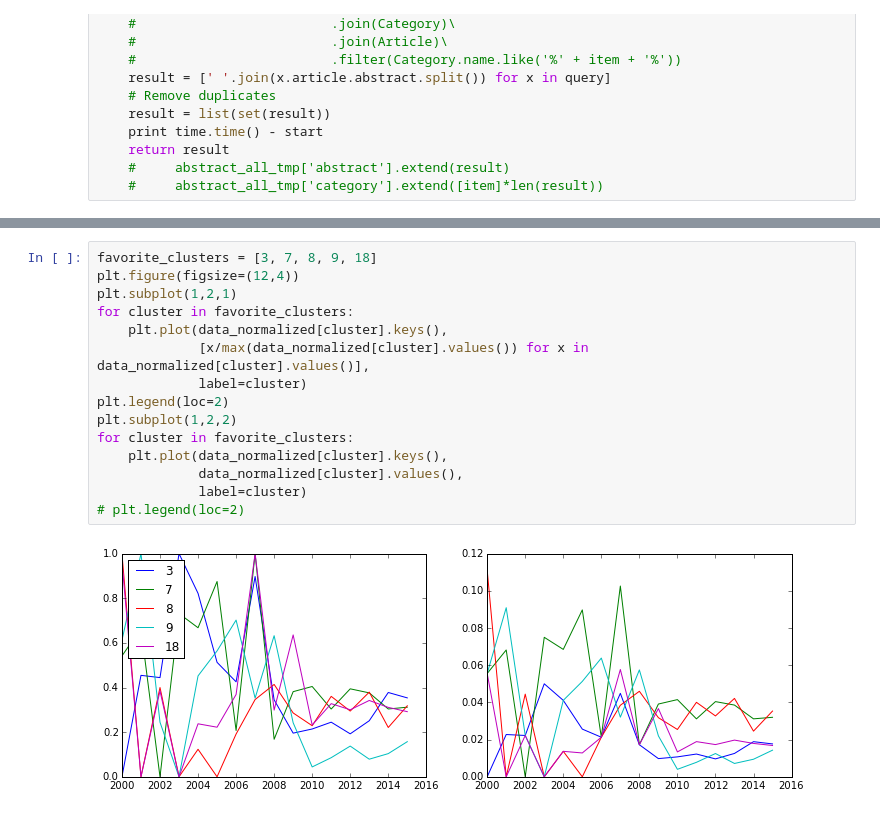
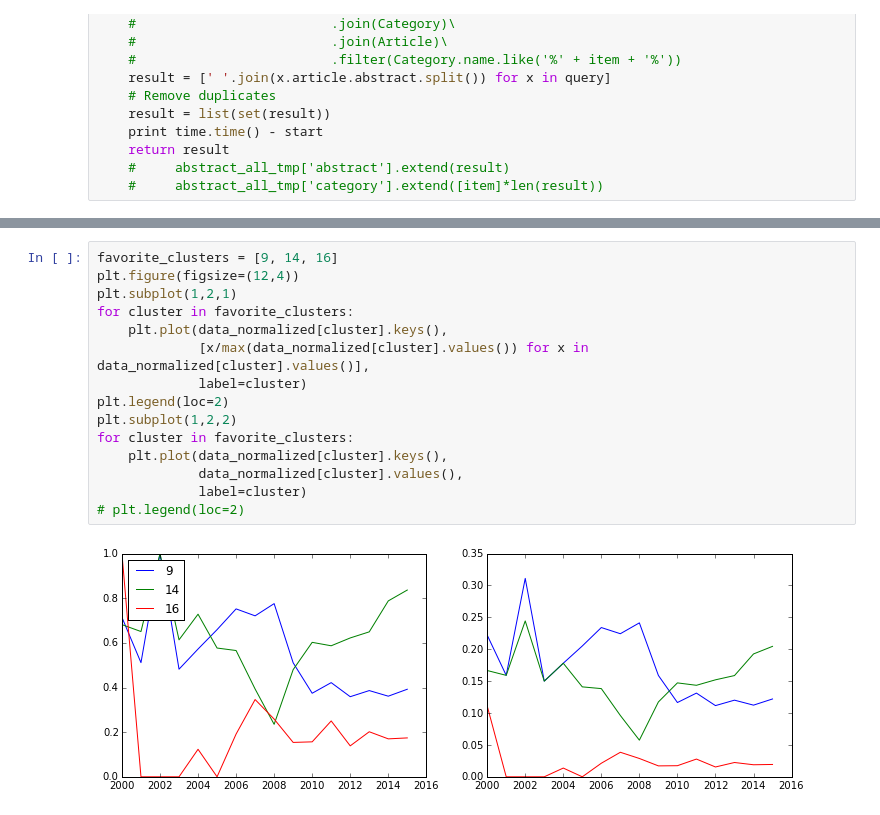
Before and after one commit to michellemiller/whooxive, a Jupyter notebook: analysis/clustering/cluster-AMO-trends.ipynb, the cells around one changed output, grey strips where cells are left out. Saved outputs shown, nothing was run; the diff lists cells and outputs as text.

Commit message:
Combining clusters with DAMOP abstracts (II)
More analysis on clustering, trying to optimize things and see what works well.

```diff
--- a/analysis/clustering/cluster-AMO-trends.ipynb
+++ b/analysis/clustering/cluster-AMO-trends.ipynb
@@ -140,18 +140,18 @@ for cluster in favorite_clusters:
 # %%
-favorite_clusters = [3, 7, 8, 9, 18]
+favorite_clusters = [9, 14, 16]
 plt.figure(figsize=(12,4))
 plt.subplot(1,2,1)
 for cluster in favorite_clusters:
     plt.plot(data_normalized[cluster].keys(),
              [x/max(data_normalized[cluster].values()) for x in data_normalized[cluster].values()],
              label=cluster)
 plt.legend(loc=2)
 plt.subplot(1,2,2)
 for cluster in favorite_clusters:
     plt.plot(data_normalized[cluster].keys(),
              data_normalized[cluster].values(),
              label=cluster)
 # plt.legend(loc=2)
 # %% [output]
-[figure, old version]
+[figure, new version]
 # %%
```
Also changed, not shown: parts of 4 cells of this notebook, 9 other files.
